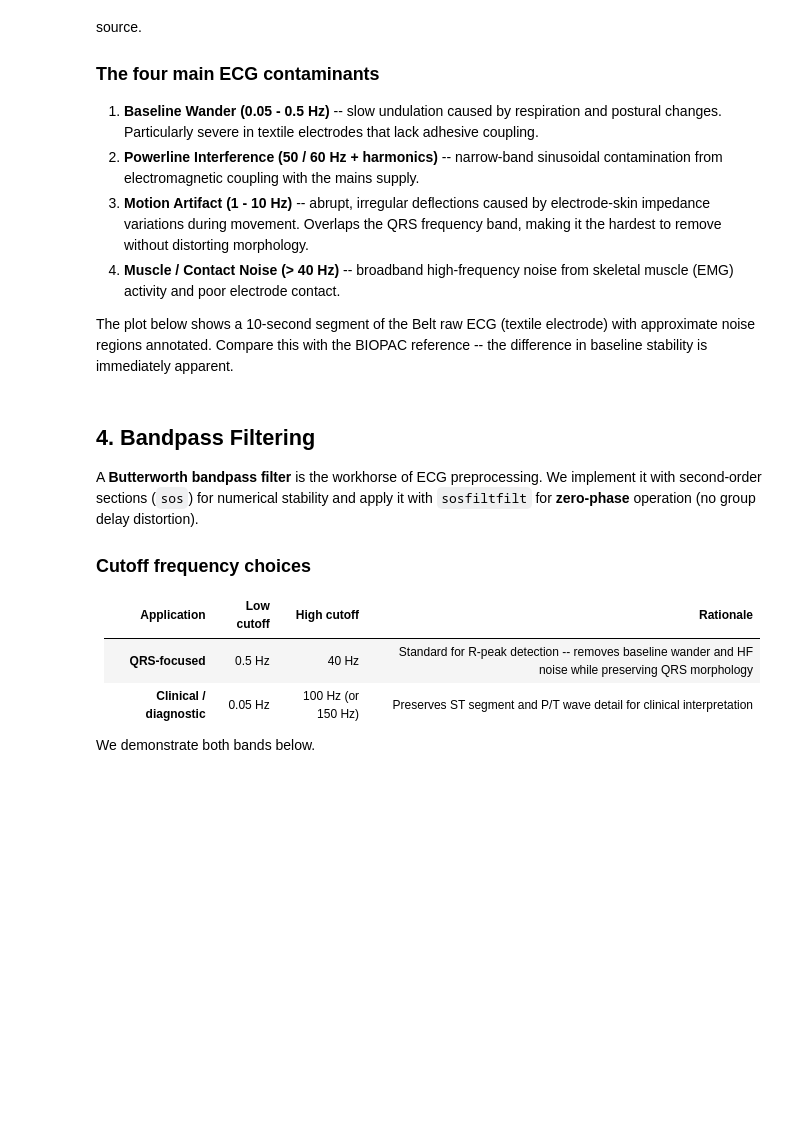
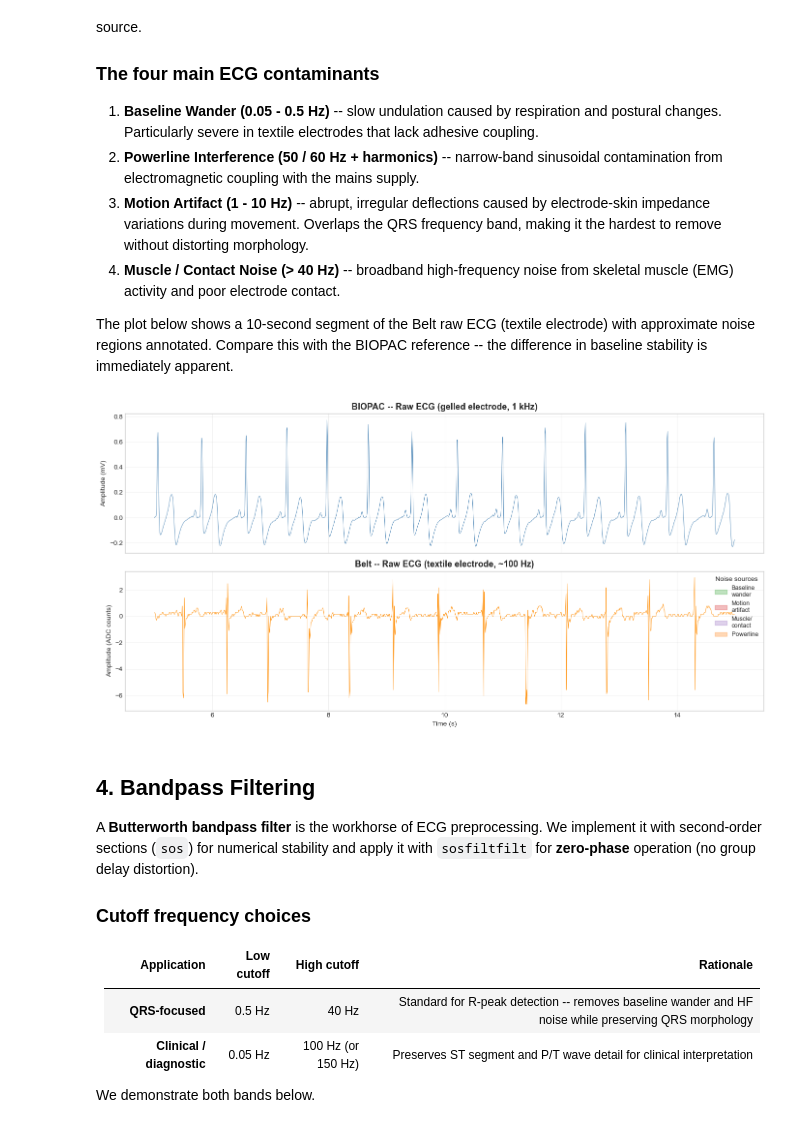
Before and after one commit to wearablebiosensing/WBL-ECG-processing_workshop, a Jupyter notebook: NB02_ECG_Preprocessing_Pipeline.ipynb, the cells around one changed output. Saved outputs shown, nothing was run; the diff lists cells and outputs as text; code cells hidden in the pictures; blank space fills up the shorter version.

```diff
--- a/NB02_ECG_Preprocessing_Pipeline.ipynb
+++ b/NB02_ECG_Preprocessing_Pipeline.ipynb
@@ -45,8 +45,12 @@ BELT_FILE_PATH   = r"sample_data/BABY_BELT_04020062_9_Female_1st.csv"
 DATASET_FORMAT = "CAREWEAR"  # Options: "BABY_BELT" or "CAREWEAR"
 
 # --- CareWear paths ---
-CAREWEAR_BIOPAC_FILE_PATH = r"sample_data/CAREWEAR/P10-stationary Bike1-biopac-01-30-2025.txt"
-CAREWEAR_BELT_FILE_PATH   = r"sample_data/CAREWEAR/P10-stationary Bike1-belt-01-30-2025"
+# CAREWEAR_BIOPAC_FILE_PATH = r"sample_data/CAREWEAR/P10-stationary Bike1-biopac-01-30-2025.txt"
+# CAREWEAR_BELT_FILE_PATH   = r"sample_data/CAREWEAR/P10-stationary Bike1-belt-01-30-2025"
+CAREWEAR_BELT_FILE_PATH   = r"sample_data/CAREWEAR/P27-rest1-belt-07-02-2025"
+CAREWEAR_BIOPAC_FILE_PATH = r"sample_data/CAREWEAR/P27-rest1-biopac-07-02-2025.txt"
+
+#
 CAREWEAR_BIOPAC_ECG_COL   = "CH9"   # "CH9" (raw ECG) or "CH40" (AHA-filtered)
 CAREWEAR_BELT_ECG_SCALE_FN = None   # e.g., lambda x: x * 0.001 for future scaling
 OUTPUT_DIR       = r"outputs/NB02"
@@ -393,34 +403,36 @@ def get_window(signal, time_s, t_start, t_end):
         (windowed_signal, windowed_time)
     """
     mask = (time_s >= t_start) & (time_s < t_end)
     return signal[mask], time_s[mask]
 
 
 bp_ecg_win, bp_t_win = get_window(biopac["ecg_raw"], biopac["time_s"], VIEW_START_S, VIEW_END_S)
 bl_ecg_win, bl_t_win = get_window(belt["ecg"], belt["time_s"], VIEW_START_S, VIEW_END_S)
 
 fig, axes = plt.subplots(2, 1, figsize=(14, 7), sharex=True)
 
 axes[0].plot(bp_t_win, bp_ecg_win, color="steelblue", linewidth=0.6)
 axes[0].set_title("BIOPAC -- Raw ECG (gelled electrode, 1 kHz)", fontsize=13, fontweight="bold")
 axes[0].set_ylabel("Amplitude (mV)")
 
 axes[1].plot(bl_t_win, bl_ecg_win, color="darkorange", linewidth=0.6)
-axes[1].set_title("Baby Belt -- Raw ECG (textile electrode, ~100 Hz)", fontsize=13, fontweight="bold")
+axes[1].set_title("Belt -- Raw ECG (textile electrode, ~100 Hz)", fontsize=13, fontweight="bold")
 axes[1].set_ylabel("Amplitude (ADC counts)")
 axes[1].set_xlabel("Time (s)")
 
 noise_colors = {"Baseline\nwander": "#2ca02c", "Motion\nartifact": "#d62728",
                 "Muscle/\ncontact": "#9467bd", "Powerline": "#ff7f0e"}
 legend_patches = [mpatches.Patch(color=c, label=l, alpha=0.3) for l, c in noise_colors.items()]
 axes[1].legend(handles=legend_patches, loc="upper right", fontsize=9, title="Noise sources")
 
 for ax in axes:
     ax.grid(True, alpha=0.3)
 
 fig.tight_layout()
 fig.savefig(os.path.join(OUTPUT_DIR, "raw_ecg_comparison.png"), dpi=150, bbox_inches="tight")
 plt.show()
+# %% [output]
+[figure, added]
 # %% [markdown]
 ## 4. Bandpass Filtering
 
```
Also changed, not shown: parts of 3 cells of this notebook, 2 other files.
